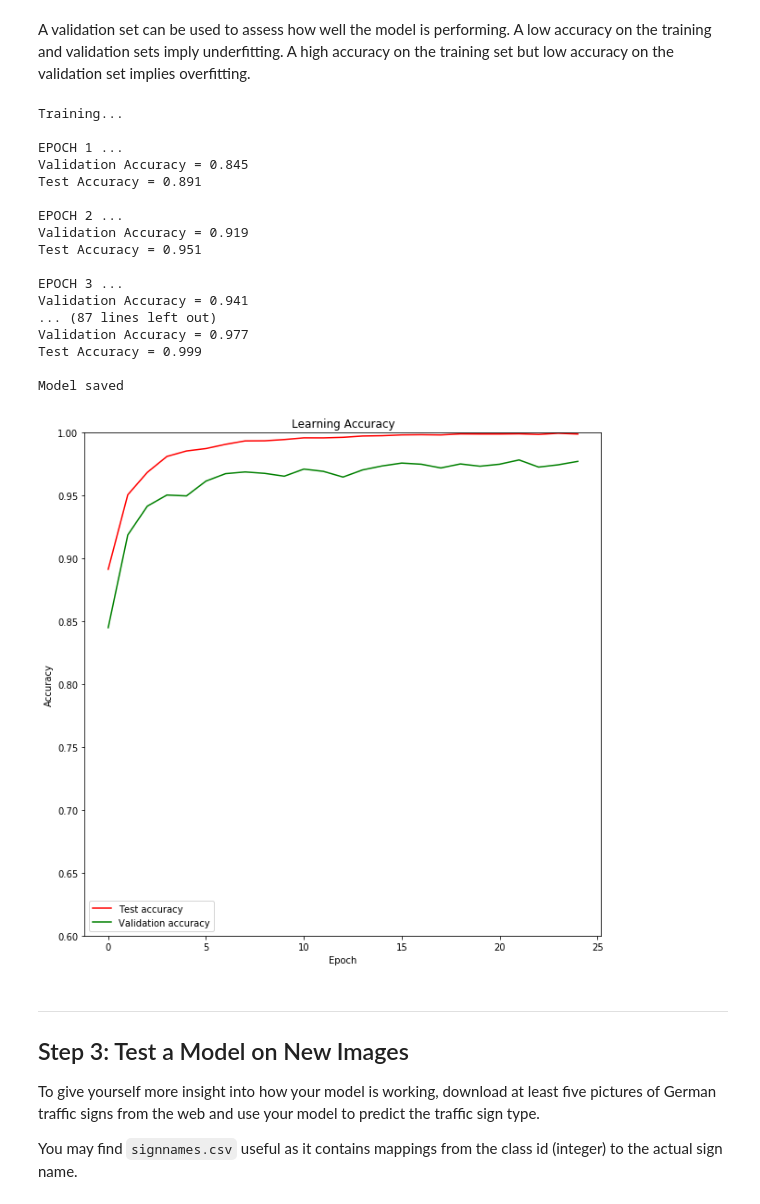
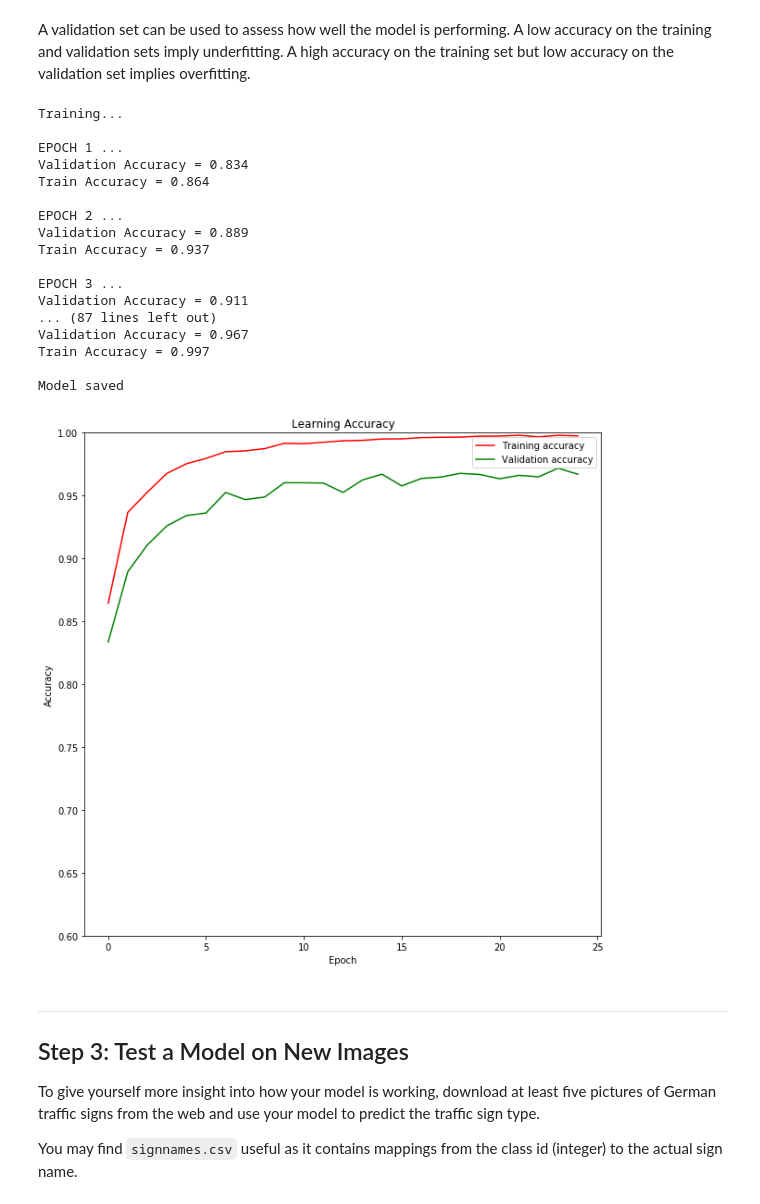
Before and after one commit to nxydes/P2-TrafficSignClassifier, a Jupyter notebook: Traffic_Sign_Classifier.ipynb, the cells around one changed output. Drawn from its saved outputs; the diff is of its cells as text; code cells hidden in the pictures.

```diff
--- a/Traffic_Sign_Classifier.ipynb
+++ b/Traffic_Sign_Classifier.ipynb
@@ -221,12 +230,21 @@ def preprocess( dataset ):
     for img_index in range(dataset.shape[0]):
         img = uint_out[img_index]
 
-        #Try equalizing historgram
-        #equ = cv2.equalizeHist(img)
+        # Try equalizing historgram
+        equ = cv2.equalizeHist(img)
+        # Clahe is another method for histogram equalization that divides image
+        # into small parts. I find that it gets me worse results on my images from the web
+        # which maybe indidcates its overfitting
         clahe = cv2.createCLAHE(clipLimit=2.0, tileGridSize=(4,4))
         equ = clahe.apply(img)
-        reshape = np.expand_dims(equ, 3)
-        #dataset_out.append(reshape)
+
+        # Random rotation
+        rows,cols = equ.shape
+
+        M = cv2.getRotationMatrix2D((cols/2,rows/2),random.uniform(-10,10),1)
+        dst = cv2.warpAffine(equ,M,(cols,rows))
+
+        reshape = np.expand_dims(dst, 3)
         dataset_out[img_index] = reshape
 
     #Normalize the dataset as described in the instructions
@@ -408,44 +404,44 @@ with tf.Session() as sess:
             sess.run(training_operation, feed_dict={x: batch_x, y: batch_y, keep_prob: keep_per})
 
         validation_accuracy = evaluate(X_valid, y_valid)
         valid_acc.append(validation_accuracy)
         test_accuracy = evaluate(X_train, y_train)
         test_acc.append(test_accuracy)
         epoch.append(i)
         print("EPOCH {} ...".format(i+1))
         print("Validation Accuracy = {:.3f}".format(validation_accuracy))
-        print("Test Accuracy = {:.3f}".format(test_accuracy))
+        print("Train Accuracy = {:.3f}".format(test_accuracy))
         print()
 
-    saver.save(sess, './network/lenet')
+    saver.save(sess, './lenet')
     print("Model saved")
     plt.figure(figsize=(10,10))
     plt.title('Learning Accuracy')
     plt.plot(epoch,test_acc, 'r')
     plt.plot(epoch,valid_acc, 'g')
-    plt.legend(['Test accuracy','Validation accuracy'])
+    plt.legend(['Training accuracy','Validation accuracy'])
     plt.xlabel("Epoch")
     plt.ylabel("Accuracy")
     plt.ylim([0.6,1.0])
 # %% [output]
 Training...
 
 EPOCH 1 ...
-Validation Accuracy = 0.845
-Test Accuracy = 0.891
+Validation Accuracy = 0.834
+Train Accuracy = 0.864
 
 EPOCH 2 ...
-Validation Accuracy = 0.919
-Test Accuracy = 0.951
+Validation Accuracy = 0.889
+Train Accuracy = 0.937
 
 EPOCH 3 ...
-Validation Accuracy = 0.941
+Validation Accuracy = 0.911
 ... (87 lines left out)
-Validation Accuracy = 0.977
-Test Accuracy = 0.999
+Validation Accuracy = 0.967
+Train Accuracy = 0.997
 
 Model saved
-[figure, old version]
+[figure, new version]
 # %% [markdown]
 ---
 
```
Also changed, not shown: parts of 10 cells of this notebook, 6 other files.
